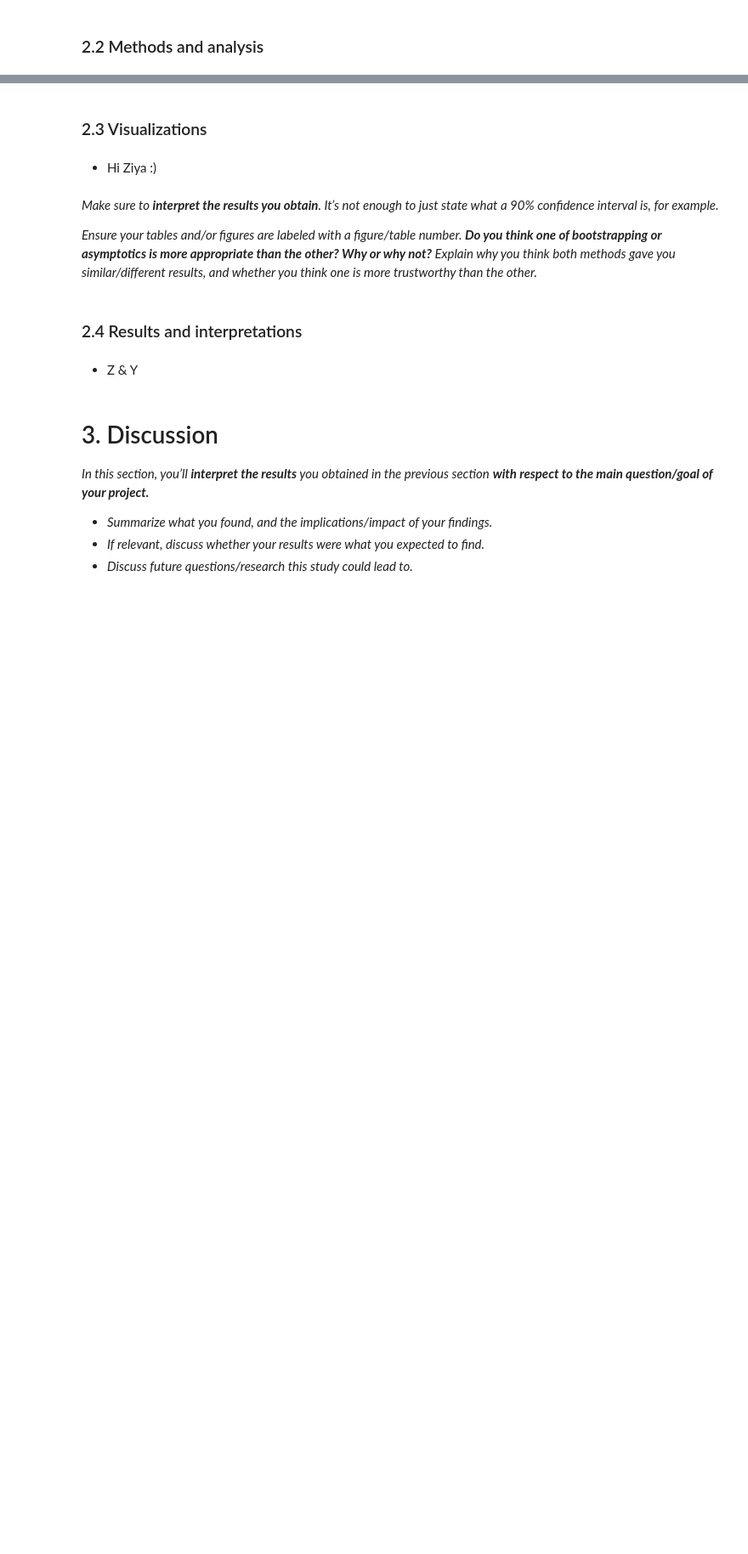
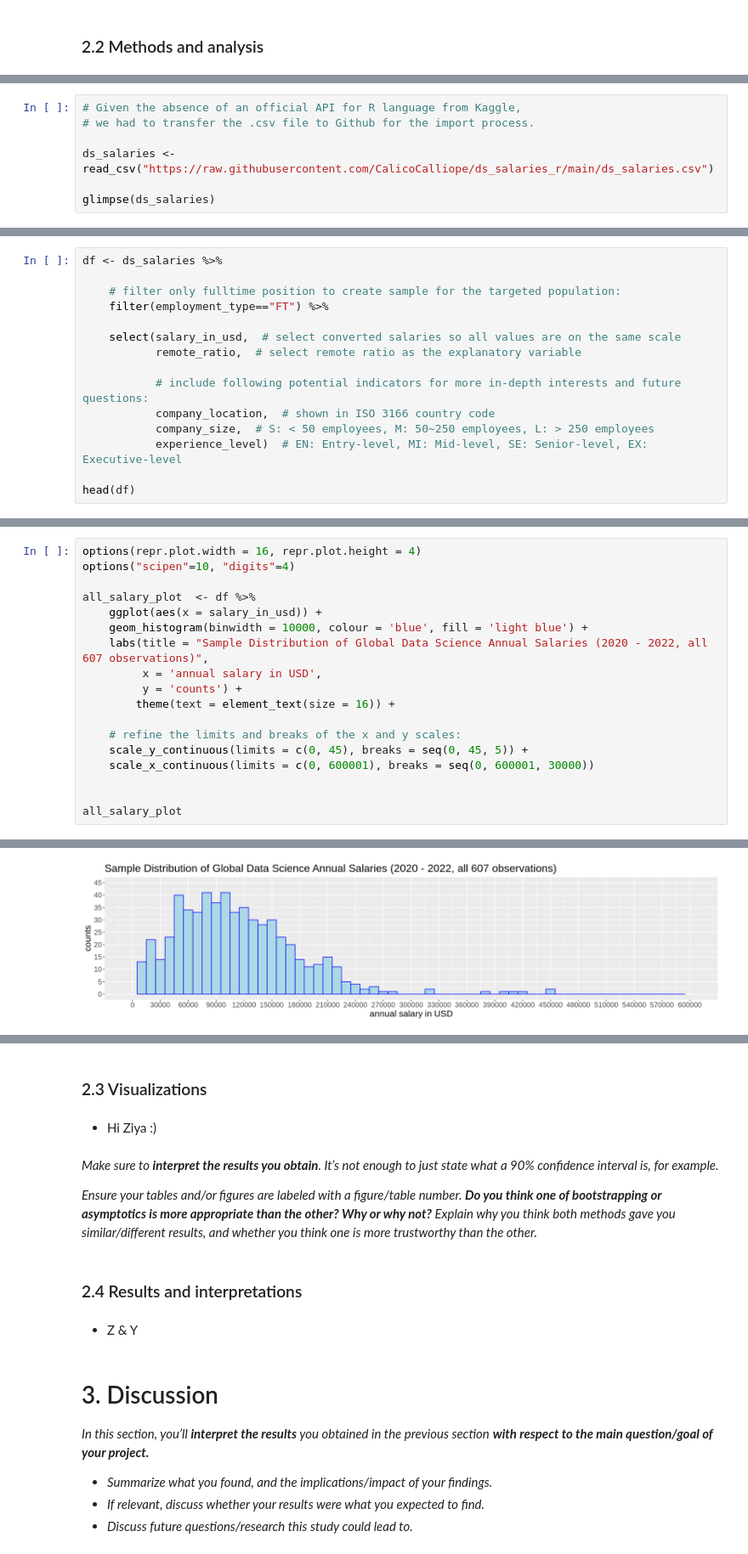
Before and after one commit to ludioludius/STAT201-Project, a Jupyter notebook: Final_Report_Draft.ipynb, the cells around one changed output, grey strips where cells are left out. Shown at 85% size. Cells and saved outputs as stored; diff of their text form; blank space fills up the shorter version.

Commit message:
Tuesday Merge - Ziya
Added methods bullet point, changed overall statistics, changed visualization of raw data, removed median, re-grouped remote groups, added C.I. code

```diff
--- a/Final_Report_Draft.ipynb
+++ b/Final_Report_Draft.ipynb
@@ -58,0 +61,7 @@ The following object is masked from ‘package:readr’:
+# %%
+# Given the absence of an official API for R language from Kaggle,
+# we had to transfer the .csv file to Github for the import process.
+
+ds_salaries <- read_csv("https://raw.githubusercontent.com/CalicoCalliope/ds_salaries_r/main/ds_salaries.csv")
+
+glimpse(ds_salaries)
@@ -58,0 +93,15 @@ The following object is masked from ‘package:readr’:
+# %%
+df <- ds_salaries %>%
+
+    # filter only fulltime position to create sample for the targeted population:
+    filter(employment_type=="FT") %>%
+
+    select(salary_in_usd,  # select converted salaries so all values are on the same scale
+           remote_ratio,  # select remote ratio as the explanatory variable
+
+           # include following potential indicators for more in-depth interests and future questions:
+           company_location,  # shown in ISO 3166 country code
+           company_size,  # S: < 50 employees, M: 50~250 employees, L: > 250 employees
+           experience_level)  # EN: Entry-level, MI: Mid-level, SE: Senior-level, EX: Executive-level
+
+head(df)
@@ -58,0 +118,19 @@ The following object is masked from ‘package:readr’:
+# %%
+options(repr.plot.width = 16, repr.plot.height = 4)
+options("scipen"=10, "digits"=4)
+
+all_salary_plot  <- df %>%
+    ggplot(aes(x = salary_in_usd)) +
+    geom_histogram(binwidth = 10000, colour = 'blue', fill = 'light blue') +
+    labs(title = "Sample Distribution of Global Data Science Annual Salaries (2020 - 2022, all 607 observations)",
+         x = 'annual salary in USD',
+         y = 'counts') +
+        theme(text = element_text(size = 16)) +
+
+    # refine the limits and breaks of the x and y scales:
+    scale_y_continuous(limits = c(0, 45), breaks = seq(0, 45, 5)) +
+    scale_x_continuous(limits = c(0, 600001), breaks = seq(0, 600001, 30000))
+
+
+all_salary_plot
+# %% [output]
@@ -58,0 +139 @@ The following object is masked from ‘package:readr’:
+[figure, added]
```
Also changed, not shown: parts of 10 cells of this notebook.
